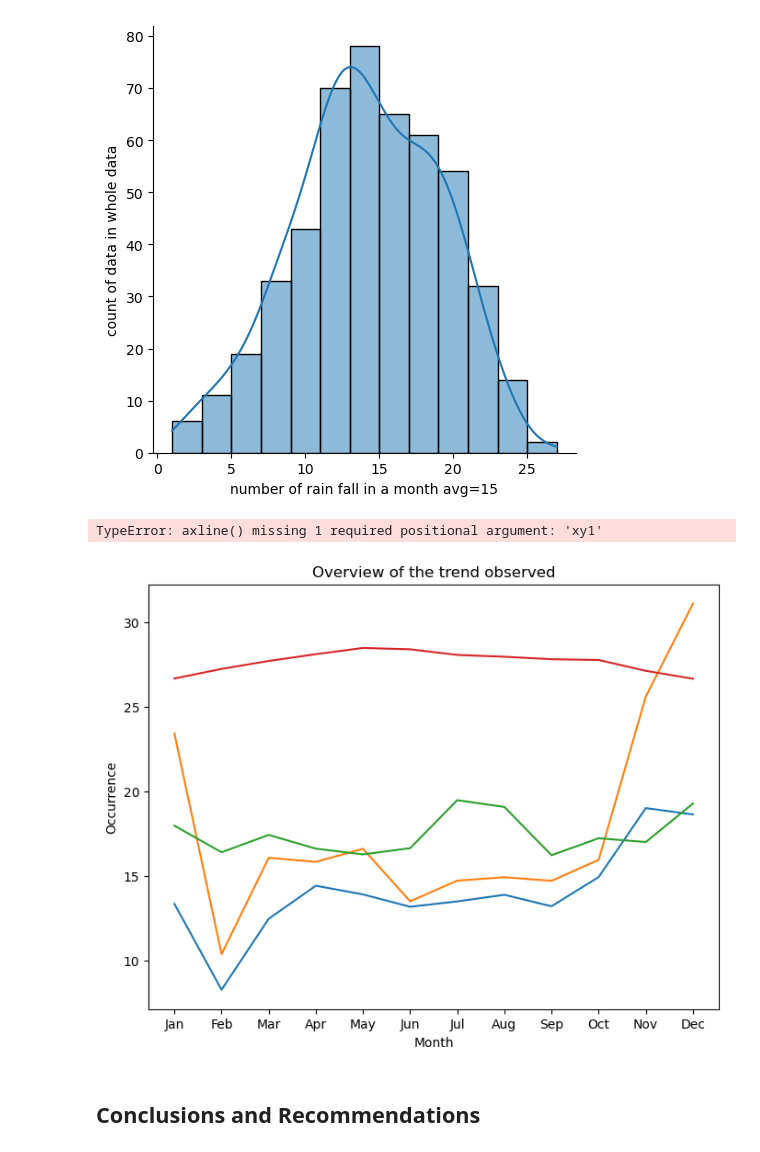
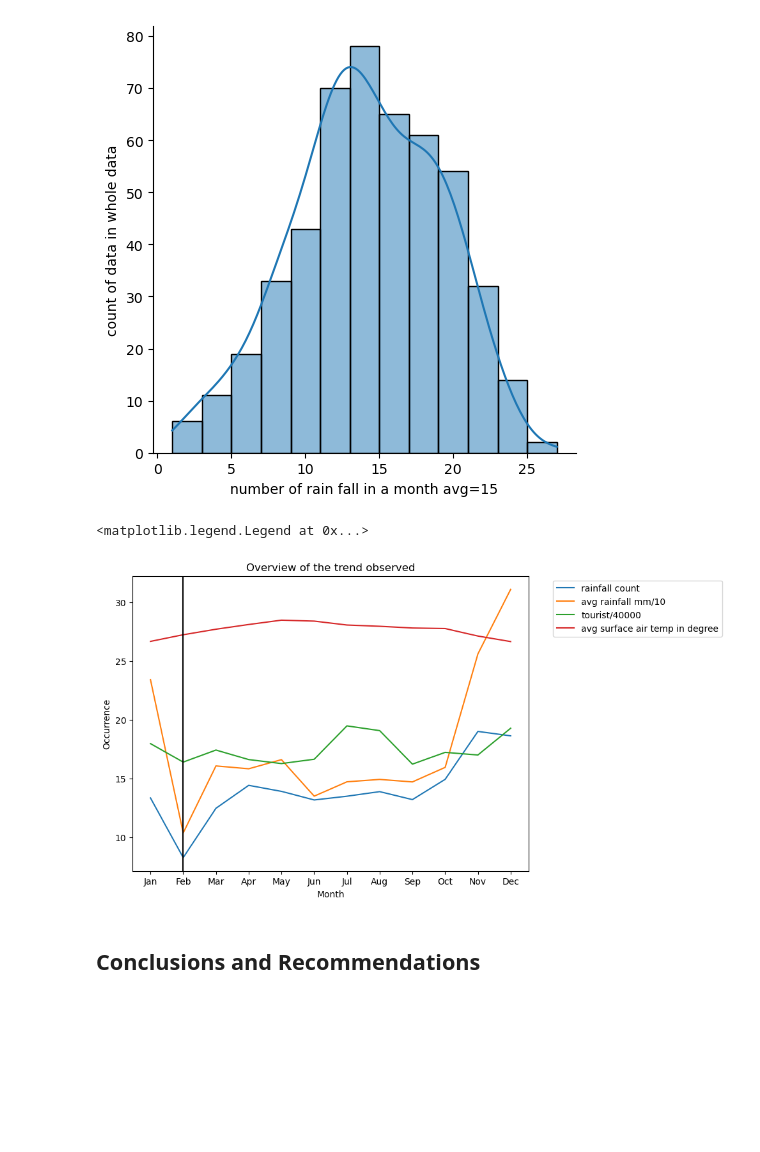
Before and after one commit to makweiyip/project, a Jupyter notebook: project_1/code/starter-code.ipynb, the cells around one changed output. Drawn from its saved outputs; the diff is of its cells as text; code cells hidden in the pictures; blank space fills up the shorter version.

```diff
--- a/project_1/code/starter-code.ipynb
+++ b/project_1/code/starter-code.ipynb
@@ -972,31 +969,31 @@ Text(0.5, 9.444444444444438, 'number of rain fall in a month avg=15')
 # %%
 list_of_months =['Jan','Feb','Mar','Apr','May','Jun','Jul','Aug','Sep','Oct','Nov','Dec']
 plt.figure(figsize =(8,6))
 
 avg_count_of_rain_day_in_different_month = new_pd2.groupby('month_of_year')['no_of_rainy_days'].mean()
 plt.plot(list_of_months,avg_count_of_rain_day_in_different_month, label='rainfall count',) #color='cyan')
 
 avg_rainfalls_in_different_month = new_pd2.groupby('month_of_year')['total_rainfall'].mean()
 avg_rainfalls_in_different_month=avg_rainfalls_in_different_month/10
 plt.plot(list_of_months,avg_rainfalls_in_different_month, label='avg rainfall mm/10',) #color='magenta')
 
 sum_of_visitor_each_month=new_pd2.groupby('month_of_year')['total_visitor_inbound'].mean()
 sum_of_visitor_each_month=sum_of_visitor_each_month/40000
 plt.plot(month,sum_of_visitor_each_month ,label='tourist/40000')
 
 avg_temp_each_month=new_pd2.groupby('month_of_year')['mean_temp'].mean()
 plt.plot(month,avg_temp_each_month,label='avg surface air temp in degree',)
 
 
 plt.title('Overview of the trend observed')
 plt.ylabel('Occurrence')
 plt.xlabel('Month')
 
-plt.axline(x= 'Feb', color='black')
+plt.axvline(x= 'Feb', color='black')
 plt.legend(bbox_to_anchor=(1.05,1),loc='upper left')
 # %% [output]
-TypeError: axline() missing 1 required positional argument: 'xy1'
+<matplotlib.legend.Legend at 0x...>
-[figure, old version]
+[figure, new version]
 # %% [markdown]
 ## Conclusions and Recommendations
 # %% [markdown]
```
Also changed, not shown: parts of 1 cell of this notebook, 3 other files.
